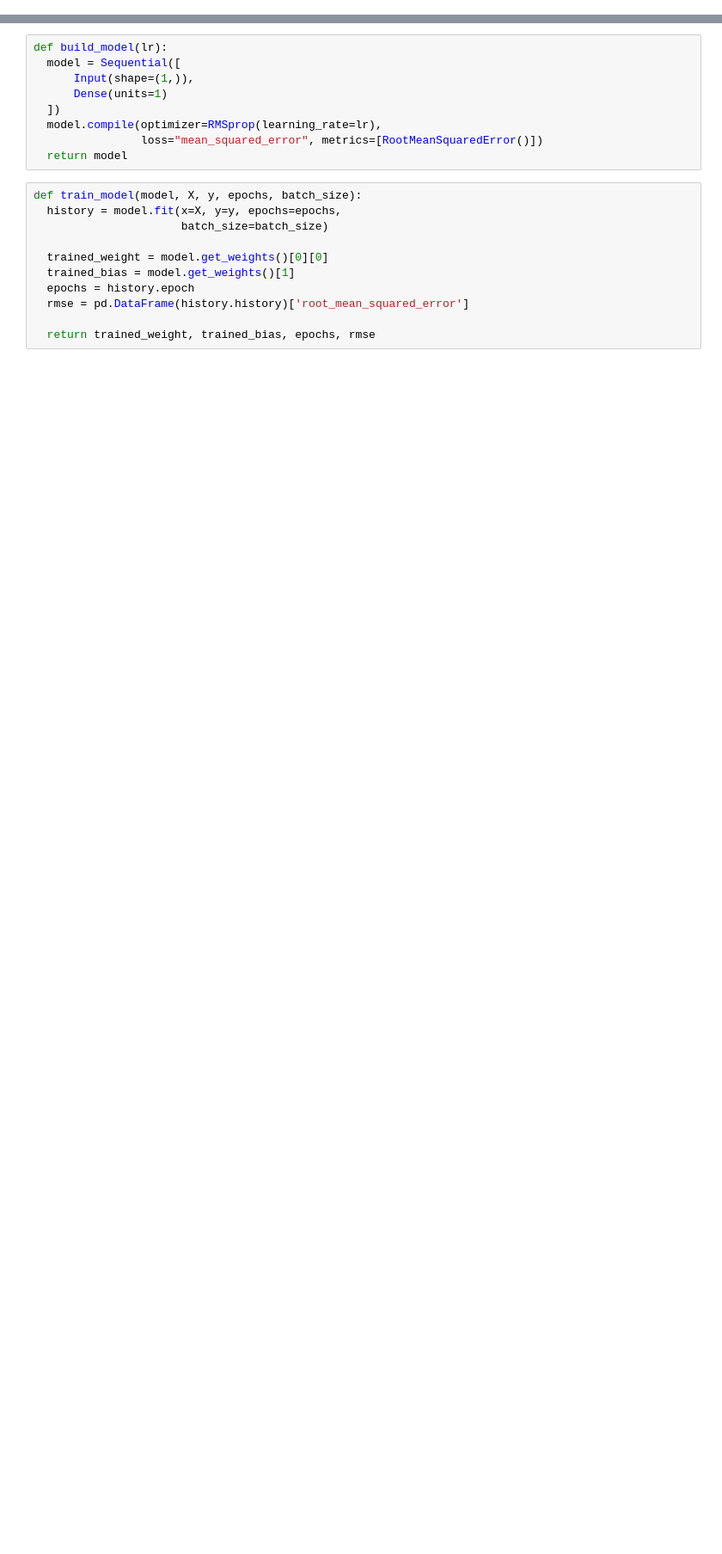
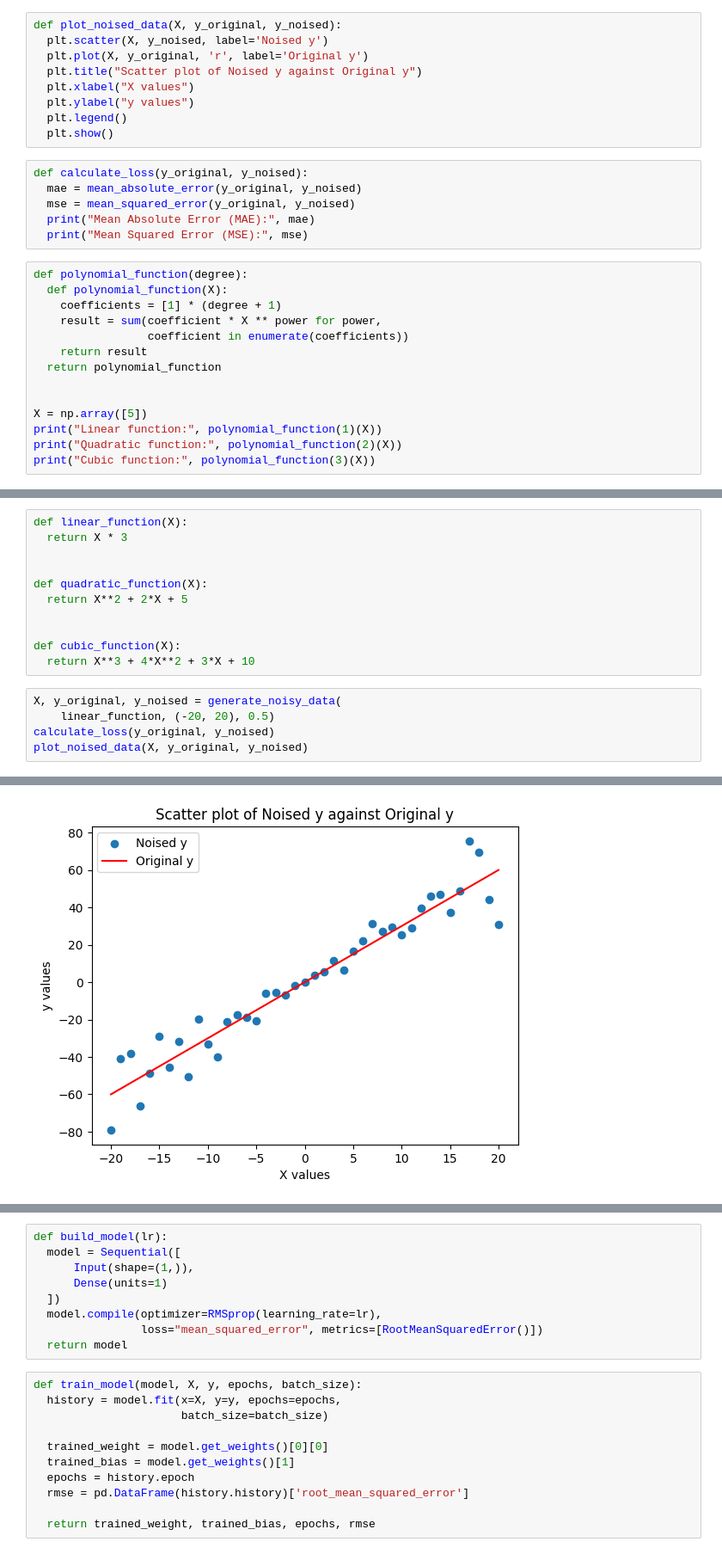
Before and after one commit to k26rahul/ML-Projects-March-2024, a Jupyter notebook: TensorFlow/tensorflow.ipynb, the cells around one changed output, grey strips where cells are left out. Shown at 86% size. Saved outputs shown, nothing was run; the diff lists cells and outputs as text; blank space fills up the shorter version.

```diff
--- a/TensorFlow/tensorflow.ipynb
+++ b/TensorFlow/tensorflow.ipynb
@@ -121,0 +29,29 @@ Text(0.5, 0, 'X')
+# %%
+def plot_noised_data(X, y_original, y_noised):
+  plt.scatter(X, y_noised, label='Noised y')
+  plt.plot(X, y_original, 'r', label='Original y')
+  plt.title("Scatter plot of Noised y against Original y")
+  plt.xlabel("X values")
+  plt.ylabel("y values")
+  plt.legend()
+  plt.show()
+# %%
+def calculate_loss(y_original, y_noised):
+  mae = mean_absolute_error(y_original, y_noised)
+  mse = mean_squared_error(y_original, y_noised)
+  print("Mean Absolute Error (MAE):", mae)
+  print("Mean Squared Error (MSE):", mse)
+# %%
+def polynomial_function(degree):
+  def polynomial_function(X):
+    coefficients = [1] * (degree + 1)
+    result = sum(coefficient * X ** power for power,
+                 coefficient in enumerate(coefficients))
+    return result
+  return polynomial_function
+
+
+X = np.array([5])
+print("Linear function:", polynomial_function(1)(X))
+print("Quadratic function:", polynomial_function(2)(X))
+print("Cubic function:", polynomial_function(3)(X))
@@ -121,0 +62,17 @@ Text(0.5, 0, 'X')
+# %%
+def linear_function(X):
+  return X * 3
+
+
+def quadratic_function(X):
+  return X**2 + 2*X + 5
+
+
+def cubic_function(X):
+  return X**3 + 4*X**2 + 3*X + 10
+# %%
+X, y_original, y_noised = generate_noisy_data(
+    linear_function, (-20, 20), 0.5)
+calculate_loss(y_original, y_noised)
+plot_noised_data(X, y_original, y_noised)
+# %% [output]
@@ -121,0 +81 @@ Text(0.5, 0, 'X')
+[figure, added]
```
Also changed, not shown: parts of 13 cells of this notebook.
